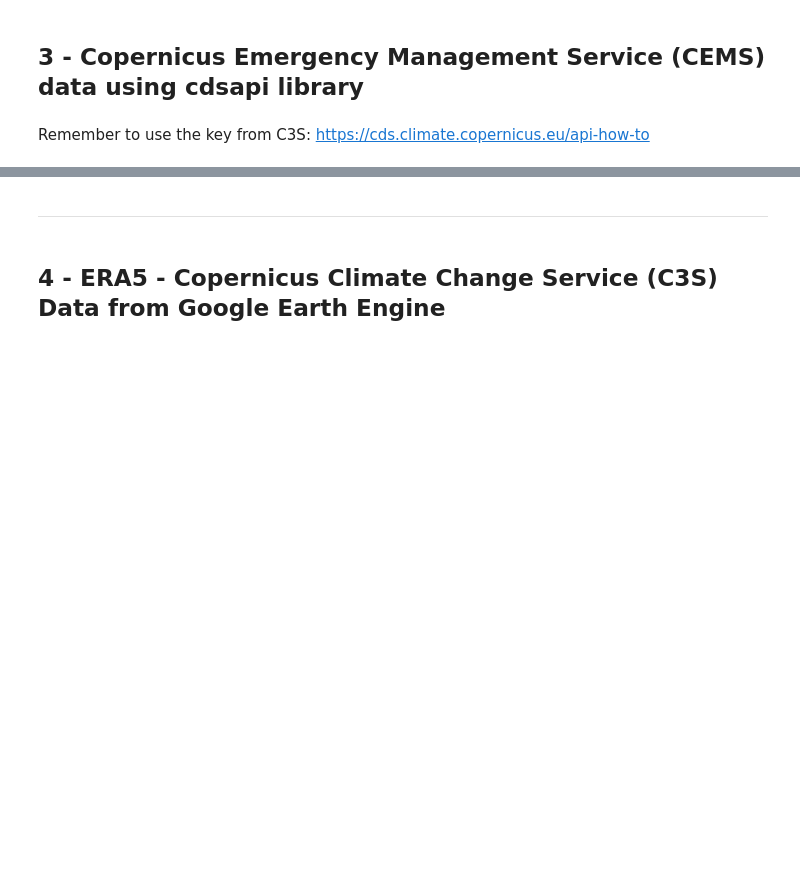
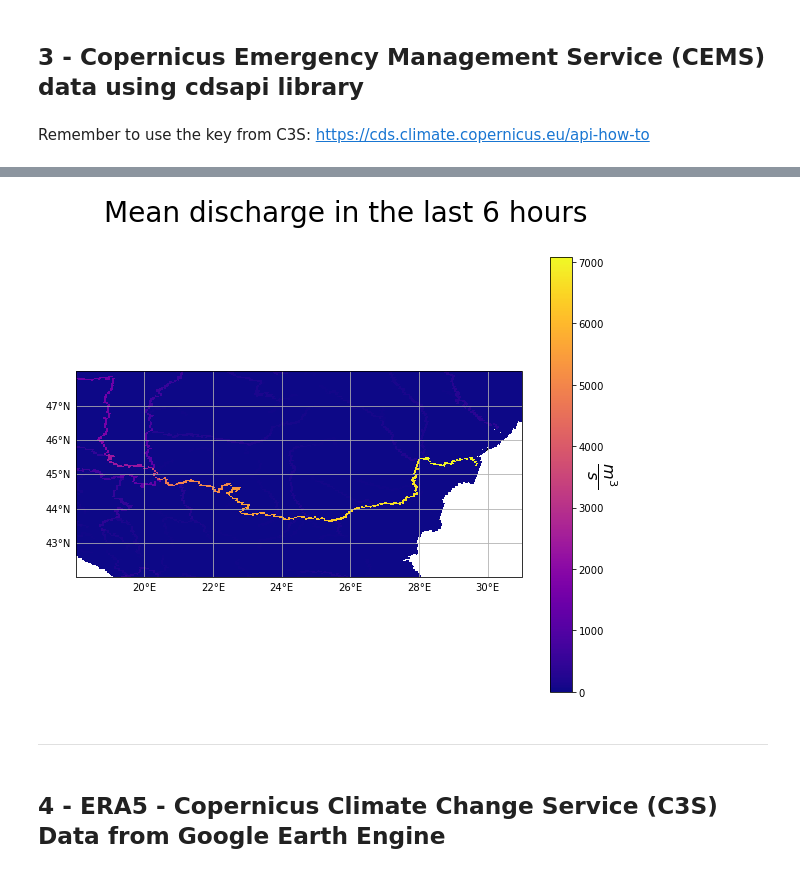
Before and after one commit to danioxoli/CopernicusGRSD_phd, a Jupyter notebook: Copernicus_Data_Access.ipynb, the cells around one changed output, grey strips where cells are left out. Saved outputs shown, nothing was run; the diff lists cells and outputs as text; code cells hidden in the pictures; blank space fills up the shorter version.

```diff
--- a/Copernicus_Data_Access.ipynb
+++ b/Copernicus_Data_Access.ipynb
@@ -216,20 +199,22 @@ ds
+# %%
+ds = xr.open_dataset('efas.nc')
 # %%
-cems_floods = ds['pm2p5_conc'].sel(level=0,method='nearest').squeeze()
-
-
+# Must check variables names and change this accordingly
 f = plt.figure(figsize=(10,8))
 ax = plt.axes(projection=ccrs.PlateCarree())
 ax.coastlines()
 gl= ax.gridlines(crs=ccrs.PlateCarree(),draw_labels=True)
 gl.right_labels=False
 gl.top_labels=False
 ax.add_feature(cfeature.LAND, zorder=1,edgecolor='k')
-ax.set_extent([5,14, 42, 49],crs=ccrs.PlateCarree())
+ax.set_extent([18, 31, 42, 48],crs=ccrs.PlateCarree())
 
-f.suptitle('Po Valley PM2.5', fontsize=28)
-im = ax.pcolor(pm_mod['longitude'].data,pm_mod['latitude'].data, pm_mod, cmap='plasma')
+f.suptitle('Mean discharge in the last 6 hours', fontsize=28)
+im = ax.pcolor(ds['longitude'].data,ds['latitude'].data, ds.variables['dis06'][:], cmap='plasma')
 cbar= f.colorbar(im,ax=ax)
-cbar.set_label('Concentration', rotation =270, fontsize=23,labelpad=15)
+cbar.set_label(r'$\frac{m^{3}}{s}$', rotation =270, fontsize=23,labelpad=15)
+# %% [output]
+[figure, added]
 # %% [markdown]
 ----
 # %% [markdown]
```
Also changed, not shown: parts of 8 cells of this notebook, 1 other file.
